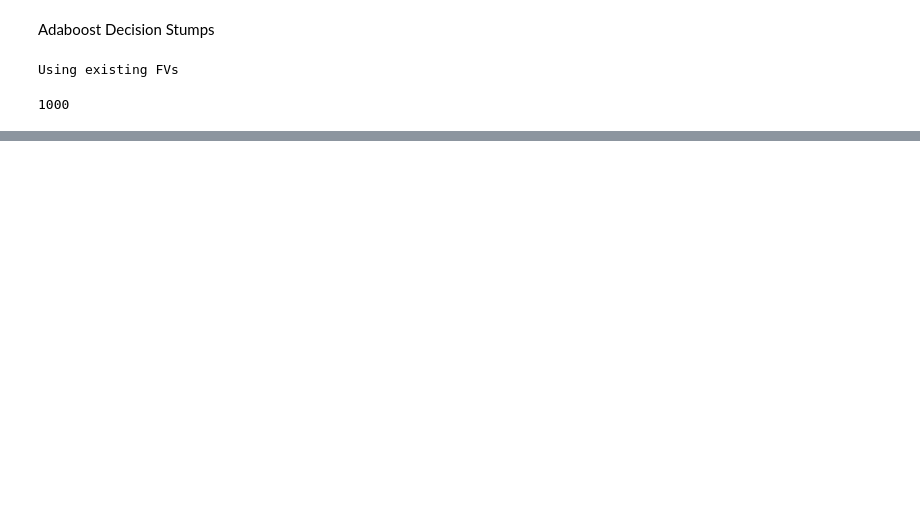
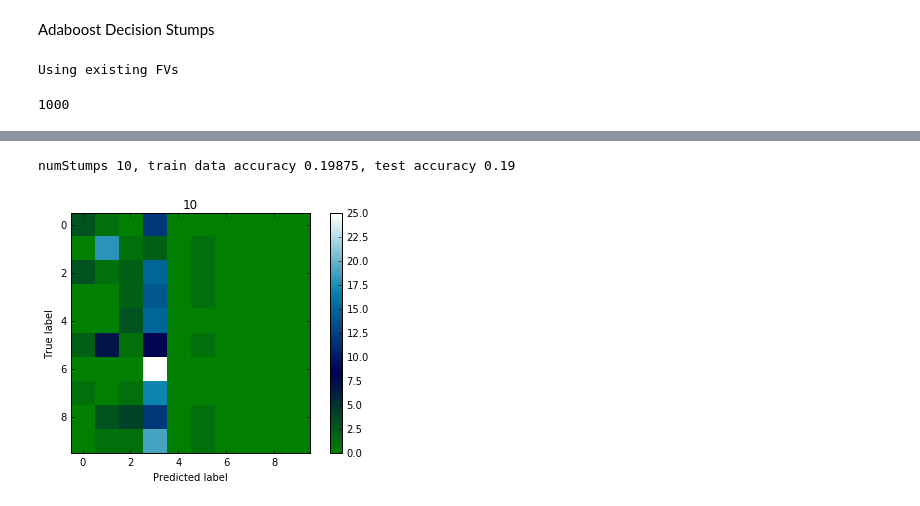
Before and after one commit to PrincetonUniversity/vox-music-classification, a Jupyter notebook: notebooks/fv-decisionstumps.ipynb, the cells around one changed output, grey strips where cells are left out. Saved outputs shown, nothing was run; the diff lists cells and outputs as text; code cells hidden in the pictures; blank space fills up the shorter version.

```diff
--- a/notebooks/fv-decisionstumps.ipynb
+++ b/notebooks/fv-decisionstumps.ipynb
@@ -111,16 +104,27 @@ numStumps 20, train data accuracy 0.28, test accuracy 0.27
-# %%
-reg.fit(trXadj, trY)
-print('train data accuracy {} test accuracy {}'.format(reg.score(trXadj, trY), reg.score(teXadj, teY)))
-# %%
-reg.fit(pcaX, trY)
-print('train data accuracy {} test accuracy {}'.format(reg.score(pcaX, trY), reg.score(pca.transform(teX), teY)))
-# interesting, training went up... try different PCA var exp values.
-# %%
-# Random-restart softmax
-from sklearn.linear_model import LogisticRegressionCV
-import warnings
-warnings.filterwarnings('ignore')
-
-reg = LogisticRegressionCV(multi_class='multinomial', solver='lbfgs', max_iter=5000, n_jobs=8)
-reg.fit(trX, trY)
-print('train data accuracy {} test accuracy {}'.format(reg.score(trX, trY), reg.score(teX, teY)))
+# %%
+from sklearn.cross_validation import cross_val_score
+from sklearn.datasets import load_iris
+from sklearn.ensemble import AdaBoostClassifier
+from sklearn.cross_validation import cross_val_score
+from sklearn.tree import DecisionTreeClassifier
+from sklearn.metrics import confusion_matrix
+
+def plot_confusion_matrix(cm, title='Confusion matrix', cmap=plt.cm.ocean):
+    plt.imshow(cm, interpolation='nearest', cmap=cmap)
+    plt.title(title)
+    plt.colorbar()
+    plt.tight_layout()
+    plt.ylabel('True label')
+    plt.xlabel('Predicted label')
+
+
+for n in [10]:
+    numStumps = n
+    stumps = AdaBoostClassifier(n_estimators=numStumps, base_estimator=DecisionTreeClassifier(max_depth=1))
+    stumps.fit(trX, trY)
+
+    print('numStumps {}, train data accuracy {}, test accuracy {}'.format(numStumps, stumps.score(trX, trY), stumps.score(teX, teY)))
+    plot_confusion_matrix(confusion_matrix(teY, stumps.predict(teX)), title=str(n))
+# %% [output]
+numStumps 10, train data accuracy 0.19875, test accuracy 0.19
+[figure, added]
```
Also changed, not shown: parts of 5 cells of this notebook, 1 other file.
